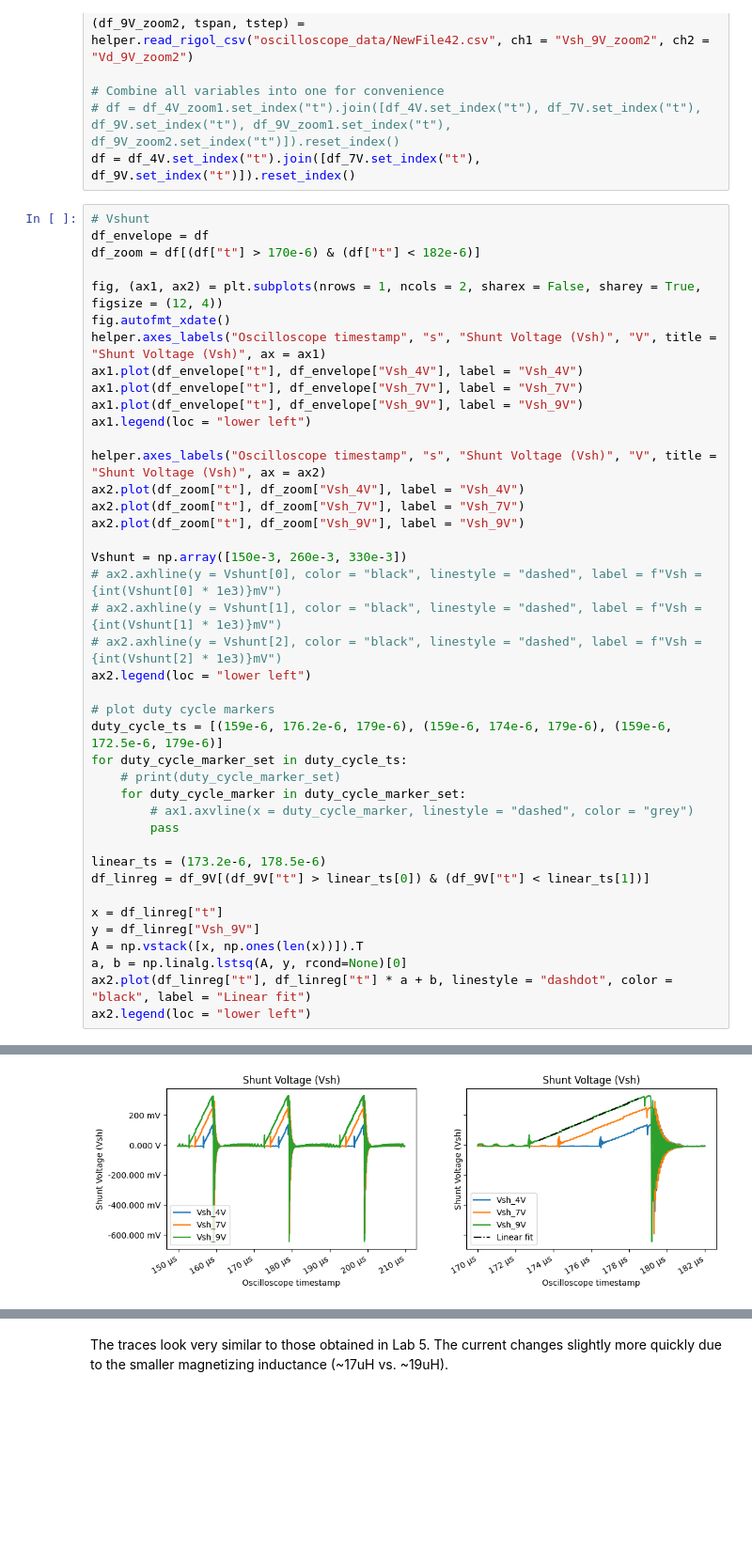
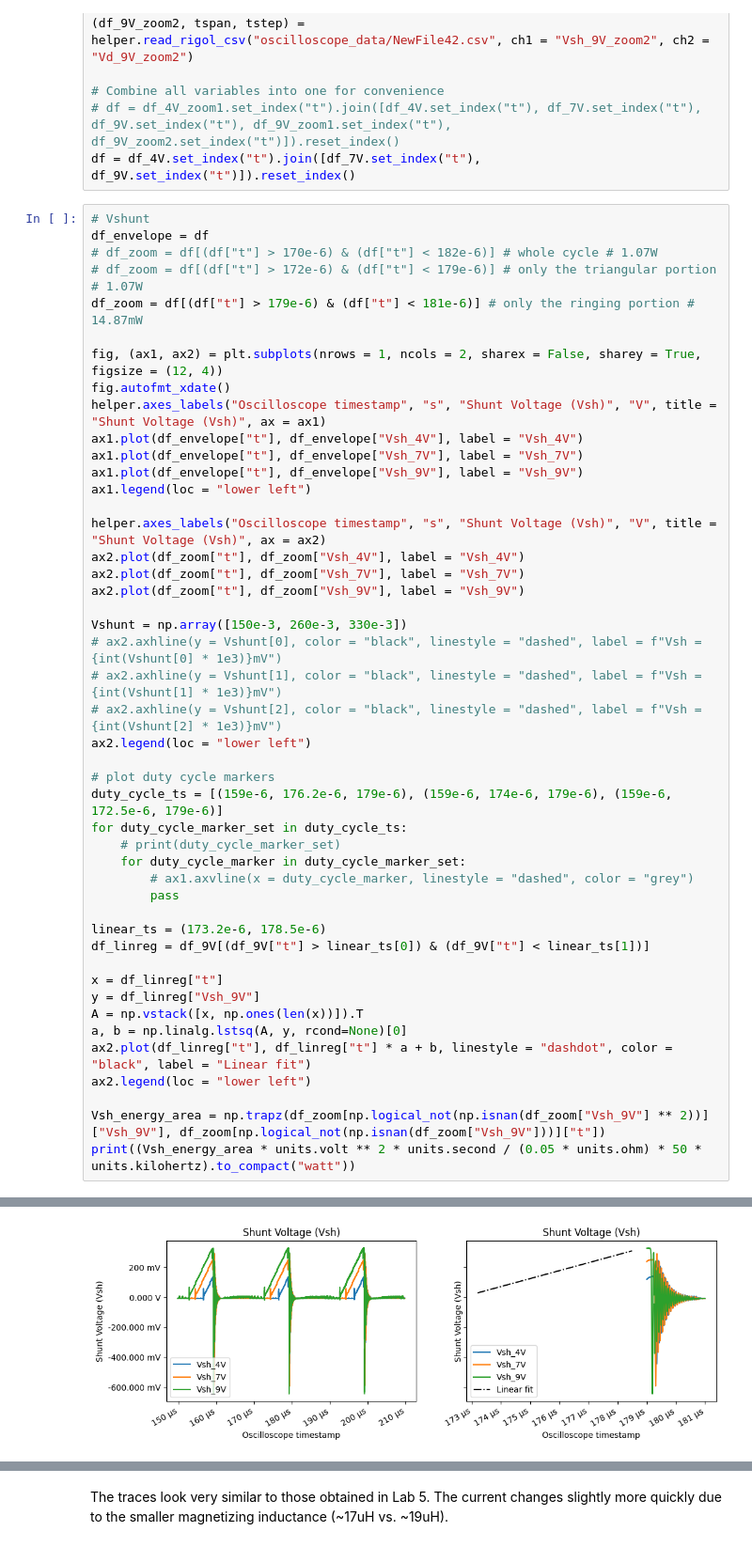
Before and after one commit to ianeyk/power-electronics, a Jupyter notebook: Lab 6/Lab6_report.ipynb, the cells around one changed output, grey strips where cells are left out. Shown: that part at 94% size. Cells and saved outputs as stored; diff of their text form; blank space fills up the shorter version.

```diff
--- a/Lab 6/Lab6_report.ipynb
+++ b/Lab 6/Lab6_report.ipynb
@@ -56,7 +56,9 @@ df = df_4V.set_index("t").join([df_7V.set_index("t"), df_9V.set_index("t")]).res
 # %%
 # Vshunt
 df_envelope = df
-df_zoom = df[(df["t"] > 170e-6) & (df["t"] < 182e-6)]
+# df_zoom = df[(df["t"] > 170e-6) & (df["t"] < 182e-6)] # whole cycle # 1.07W
+# df_zoom = df[(df["t"] > 172e-6) & (df["t"] < 179e-6)] # only the triangular portion # 1.07W
+df_zoom = df[(df["t"] > 179e-6) & (df["t"] < 181e-6)] # only the ringing portion # 14.87mW
 
 fig, (ax1, ax2) = plt.subplots(nrows = 1, ncols = 2, sharex = False, sharey = True, figsize = (12, 4))
 fig.autofmt_xdate()
@@ -94,4 +96,7 @@ A = np.vstack([x, np.ones(len(x))]).T
 a, b = np.linalg.lstsq(A, y, rcond=None)[0]
 ax2.plot(df_linreg["t"], df_linreg["t"] * a + b, linestyle = "dashdot", color = "black", label = "Linear fit")
 ax2.legend(loc = "lower left")
+
+Vsh_energy_area = np.trapz(df_zoom[np.logical_not(np.isnan(df_zoom["Vsh_9V"] ** 2))]["Vsh_9V"], df_zoom[np.logical_not(np.isnan(df_zoom["Vsh_9V"]))]["t"])
+print((Vsh_energy_area * units.volt ** 2 * units.second / (0.05 * units.ohm) * 50 * units.kilohertz).to_compact("watt"))
 # %% [output]
@@ -99 +104 @@ ax2.legend(loc = "lower left")
-[figure, old version]
+[figure, new version]
```
Also changed, not shown: parts of 2 cells of this notebook, 3 other files.
